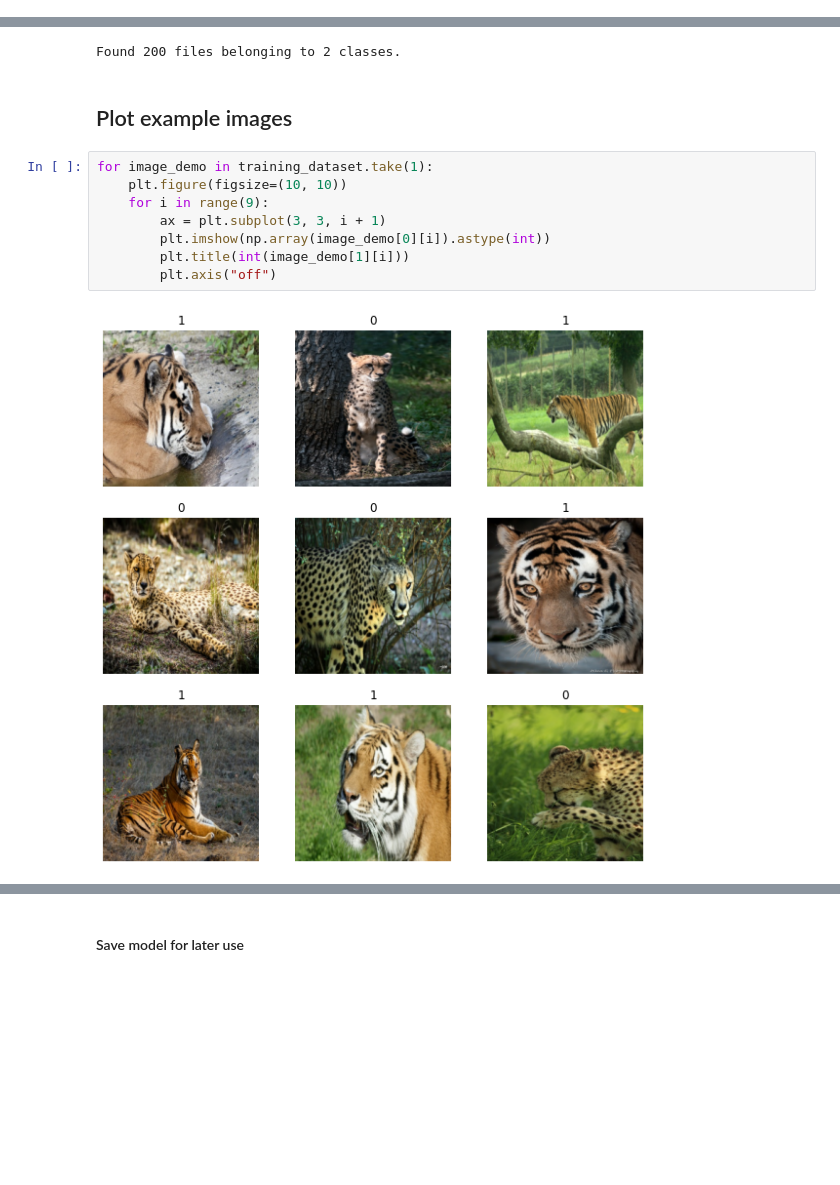
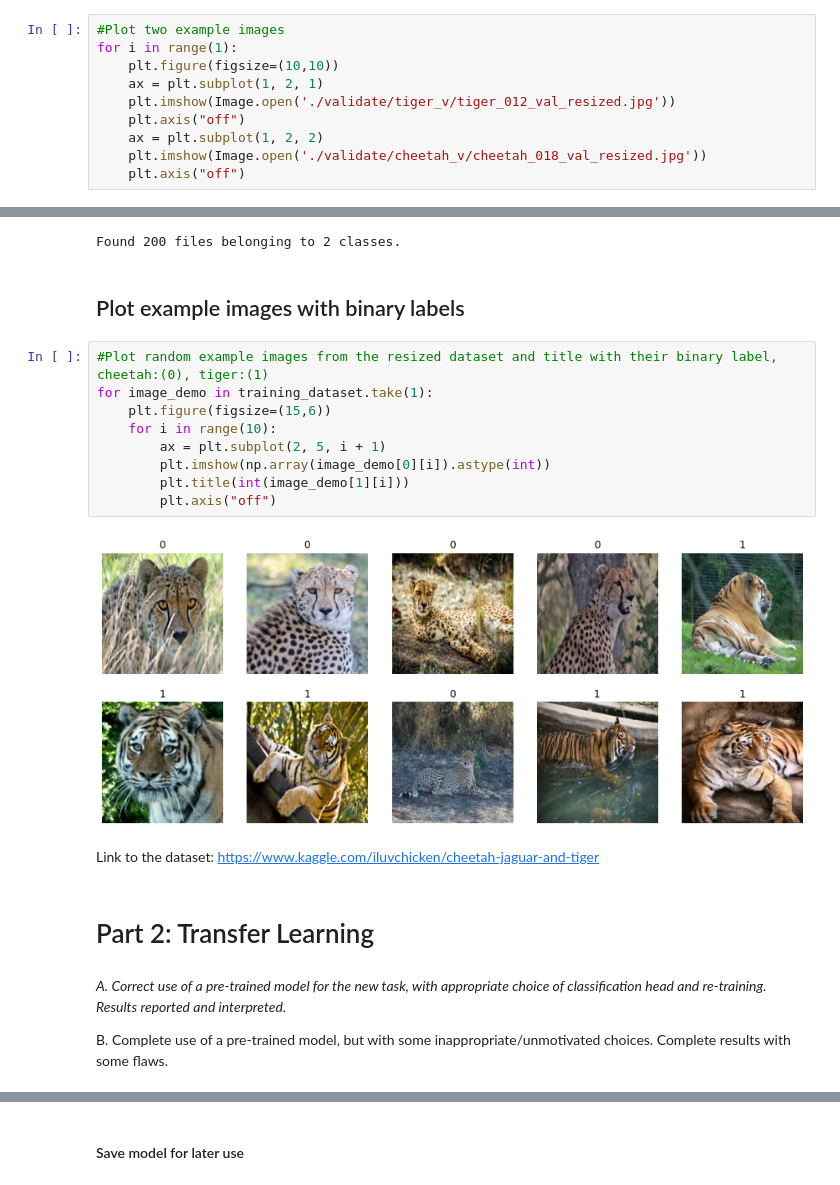
Before and after one commit to AJTYNAN/DeepLearning_Assignment_2, a Jupyter notebook: DeepLearningAssignment2.ipynb, the cells around one changed output, grey strips where cells are left out. Drawn from its saved outputs; the diff is of its cells as text; blank space fills up the shorter version.

Commit message:
Added some report descriptions

```diff
--- a/DeepLearningAssignment2.ipynb
+++ b/DeepLearningAssignment2.ipynb
@@ -14,0 +29,10 @@ from PIL import Image
+# %%
+#Plot two example images
+for i in range(1):
+    plt.figure(figsize=(10,10))
+    ax = plt.subplot(1, 2, 1)
+    plt.imshow(Image.open('./validate/tiger_v/tiger_012_val_resized.jpg'))
+    plt.axis("off")
+    ax = plt.subplot(1, 2, 2)
+    plt.imshow(Image.open('./validate/cheetah_v/cheetah_018_val_resized.jpg'))
+    plt.axis("off")
@@ -23,14 +49,23 @@ validation_dataset = tf.keras.preprocessing.image_dataset_from_directory('./vali
 # %% [output]
 Found 200 files belonging to 2 classes.
 # %% [markdown]
-## Plot example images
+## Plot example images with binary labels
 # %%
+#Plot random example images from the resized dataset and title with their binary label, cheetah:(0), tiger:(1)
 for image_demo in training_dataset.take(1):
-    plt.figure(figsize=(10, 10))
-    for i in range(9):
-        ax = plt.subplot(3, 3, i + 1)
+    plt.figure(figsize=(15,6))
+    for i in range(10):
+        ax = plt.subplot(2, 5, i + 1)
         plt.imshow(np.array(image_demo[0][i]).astype(int))
         plt.title(int(image_demo[1][i]))
         plt.axis("off")
 # %% [output]
-[figure, old version]
+[figure, new version]
+# %% [markdown]
+Link to the dataset: https://www.kaggle.com/iluvchicken/cheetah-jaguar-and-tiger
+# %% [markdown]
+# Part 2: Transfer Learning
+# %% [markdown]
+<i> A. Correct use of a pre-trained model for the new task, with appropriate choice of classification head and re-training. Results reported and interpreted.
+
+B. Complete use of a pre-trained model, but with some inappropriate/unmotivated choices. Complete results with some flaws.<i/>
```
Also changed, not shown: parts of 24 cells of this notebook, 1 other file.
